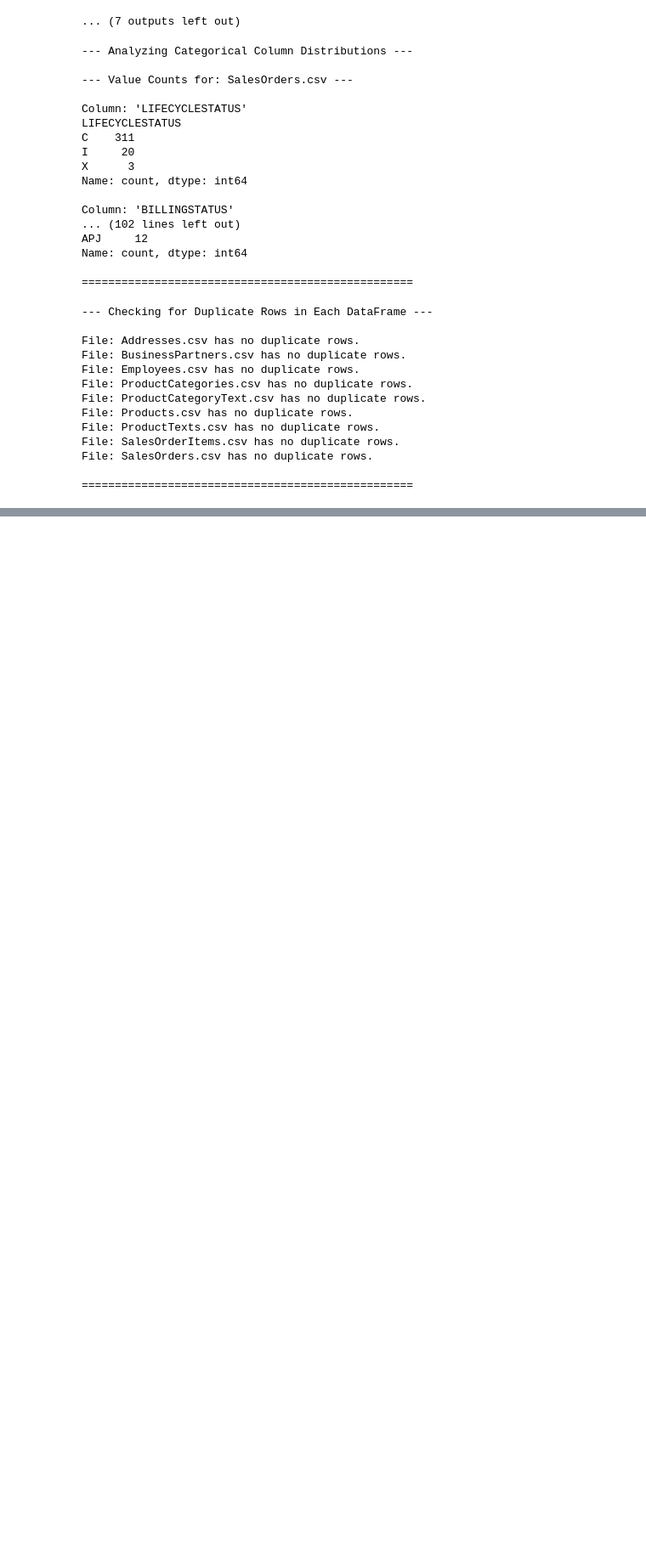
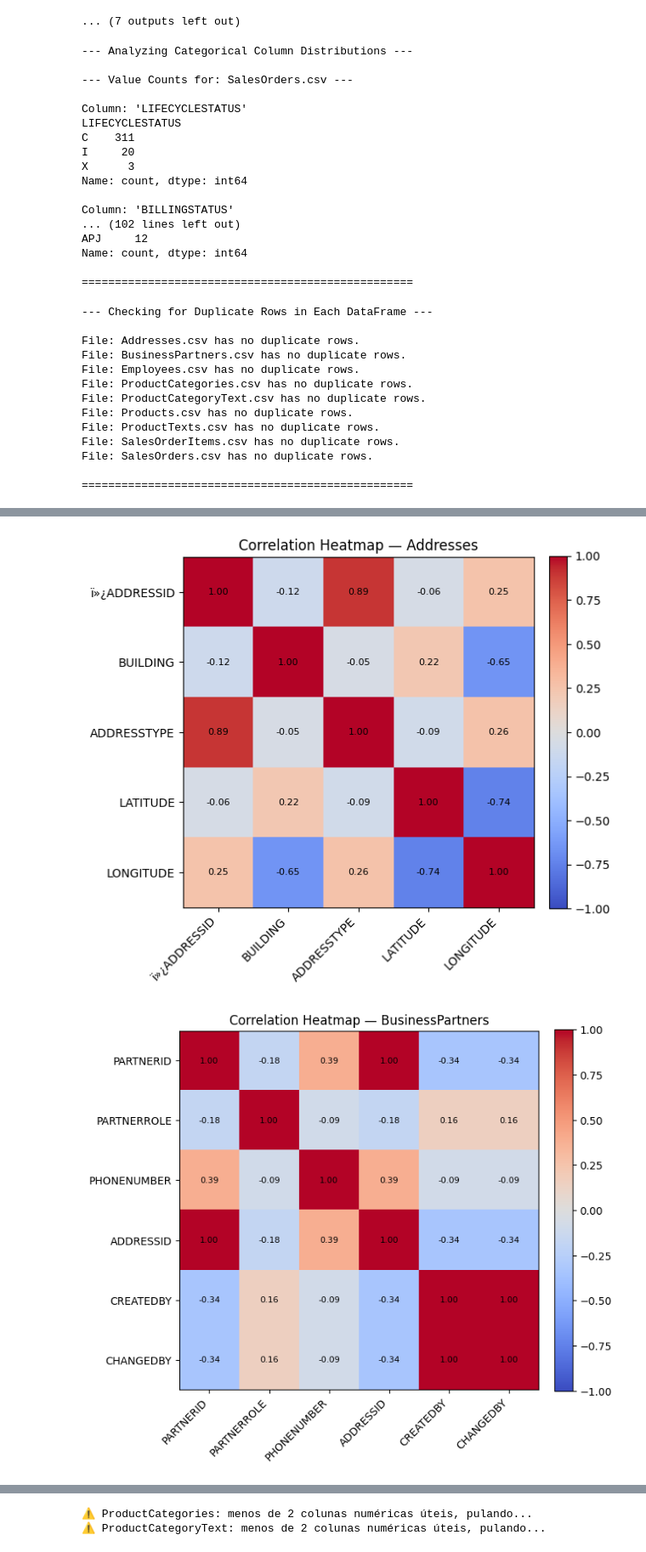
Before and after one commit to ArthurMaciell/VeloAnalytics, a Jupyter notebook: notebooks/00_exploration.ipynb, the cells around one changed output, grey strips where cells are left out. Shown: that part at 85% size. Cells and saved outputs as stored; diff of their text form; code cells hidden in the pictures; blank space fills up the shorter version.

```diff
--- a/notebooks/00_exploration.ipynb
+++ b/notebooks/00_exploration.ipynb
@@ -283,0 +391,39 @@ SyntaxError: (unicode error) 'unicodeescape' codec can't decode bytes in positio
+# %%
+import matplotlib.pyplot as plt
+import numpy as np
+
+for name, df in dataframes.items():
+    # Selecionar colunas numéricas úteis
+    num_cols = df.select_dtypes(include=[np.number]).columns
+    num_cols = [c for c in num_cols if df[c].nunique() > 1]
+
+    if len(num_cols) < 2:
+        print(f"⚠️ {name}: menos de 2 colunas numéricas úteis, pulando...")
+        continue
+
+    corr = df[num_cols].corr(numeric_only=True)
+
+    plt.figure(figsize=(len(num_cols)*0.7+3, len(num_cols)*0.7+3))
+    im = plt.imshow(corr, cmap="coolwarm", vmin=-1, vmax=1)
+
+    # Barra de cor
+    plt.colorbar(im, fraction=0.046, pad=0.04)
+
+    # Eixos
+    plt.xticks(range(len(num_cols)), num_cols, rotation=45, ha="right")
+    plt.yticks(range(len(num_cols)), num_cols)
+    plt.title(f"Correlation Heatmap — {name}")
+
+    # Anotações (os números dentro dos quadrados)
+    for i in range(len(num_cols)):
+        for j in range(len(num_cols)):
+            plt.text(
+                j, i, f"{corr.iloc[i,j]:.2f}",
+                ha="center", va="center", color="black", fontsize=8
+            )
+
+    plt.tight_layout()
+    plt.show()
+# %% [output]
+[figure, added]
+[figure, added]
@@ -283,0 +431,2 @@ SyntaxError: (unicode error) 'unicodeescape' codec can't decode bytes in positio
+⚠️ ProductCategories: menos de 2 colunas numéricas úteis, pulando...
+⚠️ ProductCategoryText: menos de 2 colunas numéricas úteis, pulando...
```
Also changed, not shown: parts of 5 cells of this notebook, 5 other files.
